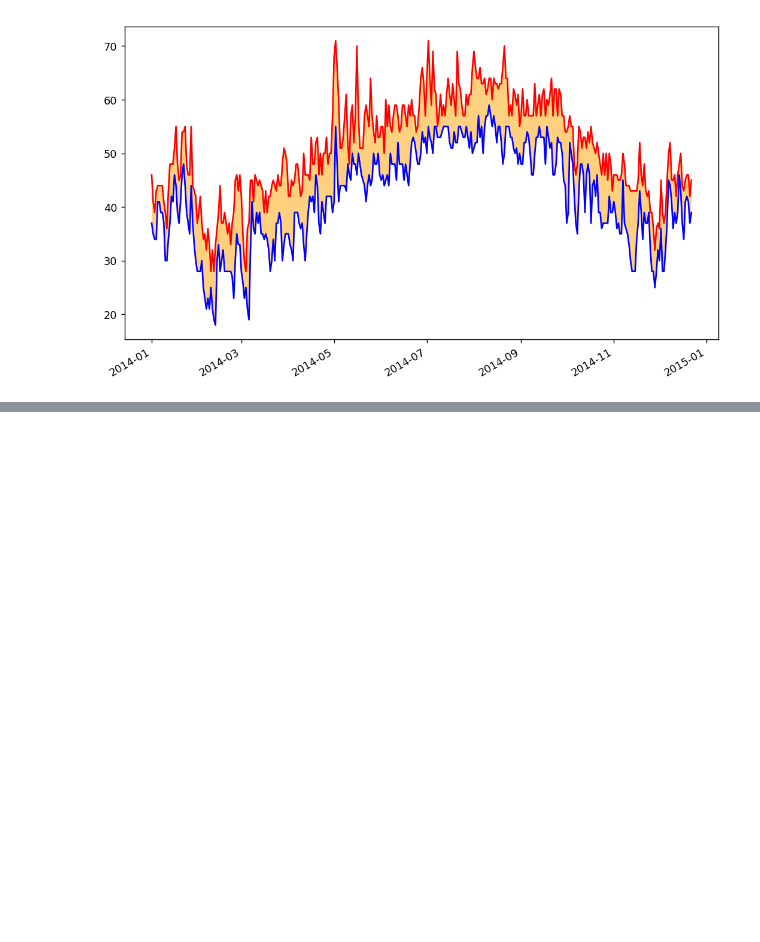
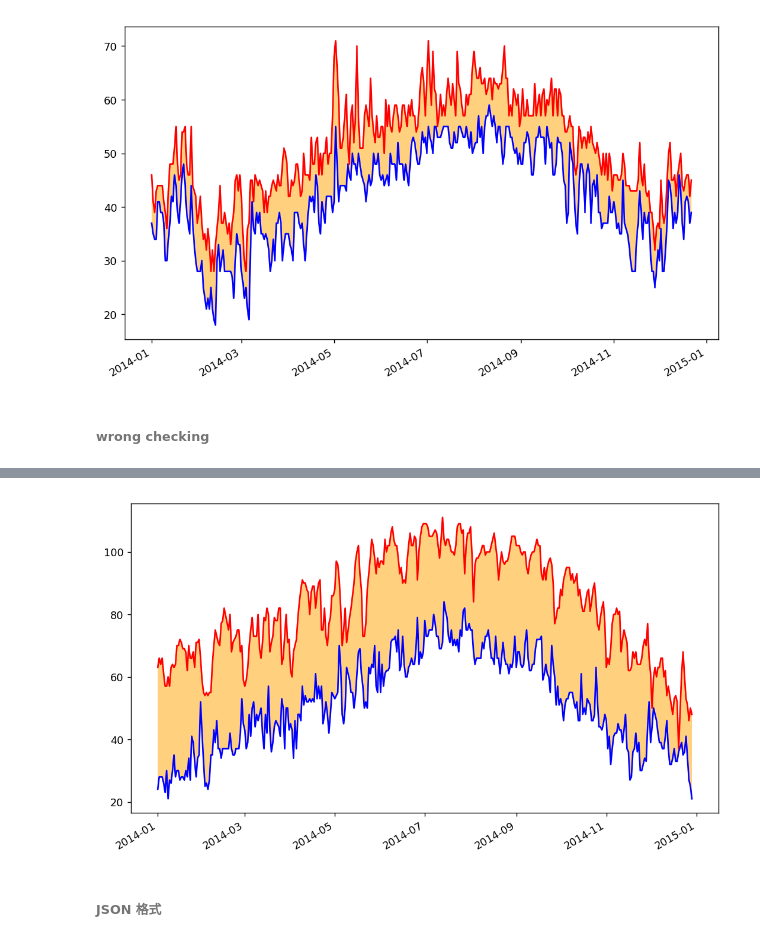
Before and after one commit to ZenWisty/model-learn-matplotlib-pandas-etc, a Jupyter notebook: CSV/CSV Data.ipynb, the cells around one changed output, grey strips where cells are left out. Cells and saved outputs as stored; diff of their text form; code cells hidden in the pictures; blank space fills up the shorter version.

```diff
--- a/CSV/CSV Data.ipynb
+++ b/CSV/CSV Data.ipynb
@@ -43,3 +43,37 @@ fig.autofmt_xdate()
 plt.show()
 # %% [output]
 [figure]
+# %% [markdown]
+######  wrong checking
+# %%
+import csv
+from datetime import datetime
+import matplotlib.pyplot as plt
+
+filename = 'death_valley_2014.csv'
+with open(filename) as f:
+    reader=csv.reader(f)
+    header_row=next(reader)
+
+    dates,highs,lows=[],[],[]
+    for row in reader:
+        try:
+            current_date = datetime.strptime(row[0],'%Y-%m-%d')
+            # try 看 int会不会报错
+            high = int(row[1])
+            low = int(row[3])
+        except ValueError:
+            print(current_date,'missing data')
+        else:
+            # pass就append
+            dates.append(current_date)
+            highs.append(high)
+            lows.append(low)
+
+fig = plt.figure(dpi = 128, figsize=(10,6))
+plt.plot(dates,highs,c='red')
+plt.plot(dates,lows,c='blue')
+plt.fill_between(dates,highs,lows,facecolor='orange',alpha=0.5)
+fig.autofmt_xdate()
+plt.show()
+# %% [output]
@@ -45,0 +81,3 @@ plt.show()
+[figure, added]
+# %% [markdown]
+######  JSON 格式
```
Also changed, not shown: parts of 1 cell of this notebook, 13 other files.
